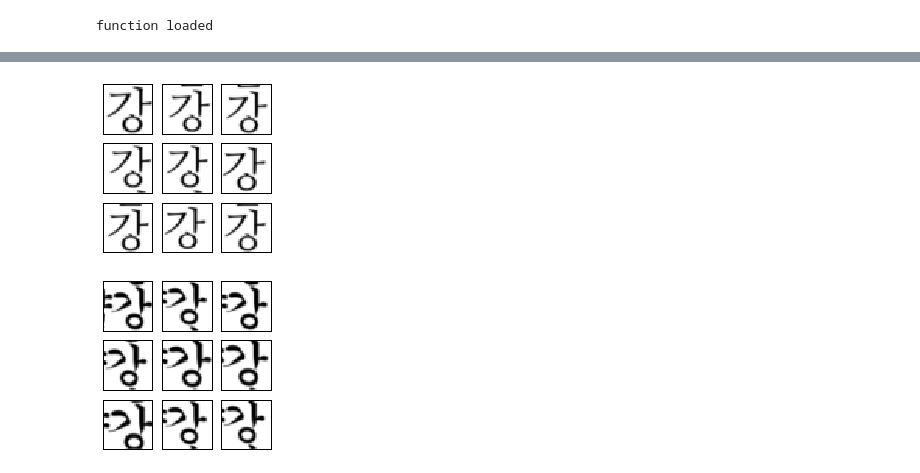
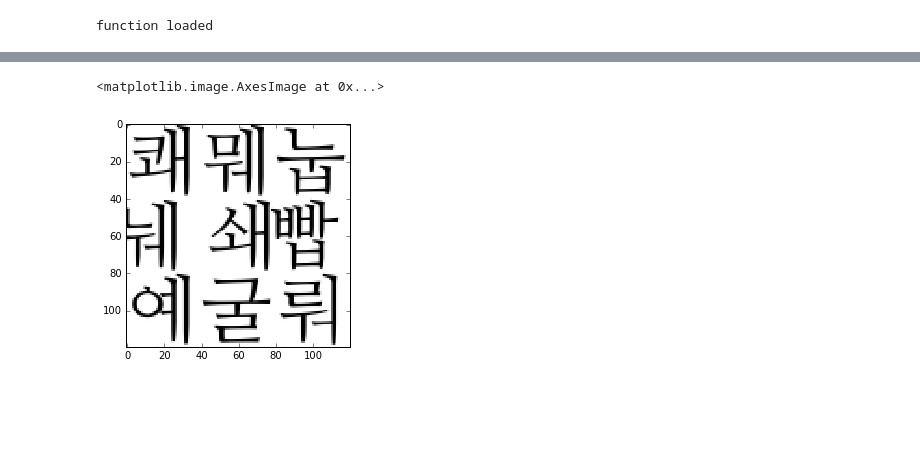
Before and after one commit to yeonwooKim/KoreanOCR, a Jupyter notebook: ch_recog_data.ipynb, the cells around one changed output, grey strips where cells are left out. Cells and saved outputs as stored; diff of their text form; code cells hidden in the pictures; blank space fills up the shorter version.

```diff
--- a/ch_recog_data.ipynb
+++ b/ch_recog_data.ipynb
@@ -23,6 +36,11 @@ WIDTH, HEIGHT = 120, 120
 surface = cairo.ImageSurface (cairo.FORMAT_RGB24, WIDTH, HEIGHT)
 ctx = cairo.Context (surface)
 ctx.set_font_size(40)
+
+def get_text_width(text):
+    extent = ctx.text_extents(text)
+    xbearing, ybearing, width, height, xadvance, yadvance = extent
+    return width
 
 # Generate 3 X 3 matrix
 def generate_mat(target, font, weight="NORMAL"):
@@ -45,18 +63,26 @@ def generate_mat(target, font, weight="NORMAL"):
     ctx.show_text(get_random_ch())
     ctx.move_to(80, 34)
     ctx.show_text(get_random_ch())
+
+    offset = (38 - get_text_width(target))/2
+
+    if offset > 12:
+        offset = 12
+
     if left_blank:
-        ctx.move_to(-5, 74)
+        ctx.move_to(-10 + offset, 74)
     else:
-        ctx.move_to(5, 74)
+        ctx.move_to(2 + offset, 74)
     ctx.show_text(get_random_ch())
-    ctx.move_to(40, 74)
+    ctx.move_to(40 + offset, 74)
     ctx.show_text(target)
     if right_blank:
-        ctx.move_to(85, 74)
+        ctx.move_to(90 - offset, 74)
     else:
-        ctx.move_to(75, 74)
+        ctx.move_to(78 - offset, 74)
     ctx.show_text(get_random_ch())
+
+
     ctx.move_to(0, 114)
     ctx.show_text(get_random_ch())
     ctx.move_to(40, 114)
@@ -73,7 +99,7 @@ def generate_mat(target, font, weight="NORMAL"):
 def slice_img(mat):
     x_offset = random.randrange(-3, 3)
     y_offset = random.randrange(-3, 3)
-    scale_factor = random.randrange(40, 46)
+    scale_factor = random.randrange(42, 48)
     x_start = round(60 - scale_factor / 2) + x_offset
     x_end = round(60 + scale_factor / 2) + x_offset
     y_start = round(60 - scale_factor / 2) + y_offset
@@ -84,7 +110,7 @@ def slice_img(mat):
 # Helper function to draw 3 X 3 plots
 def draw_subplot(array, w, h):
     plt.figure(num=None, figsize=(3, 3), facecolor='w', edgecolor='k')
-    for i in range(w*h):
+    for i in range(len(array)):
         plt.subplot(w,h,i+1)
         plt.xticks(())
         plt.yticks(())
@@ -119,9 +122,8 @@ plt.imshow(mat4, interpolation='none')
-# %%
-sliced = [slice_img(mat1) for i in range(9)]
-draw_subplot(sliced, 3, 3)
-
-sliced = [slice_img(mat3) for i in range(9)]
-draw_subplot(sliced, 3, 3)
-# %% [output]
-[figure, removed]
-[figure, removed]
+# %%
+mat1 = generate_mat(get_random_ch(),"NanumMyeongjo", "NORMAL")
+
+plt.figure()
+plt.imshow(mat1, interpolation='none')
+# %% [output]
+<matplotlib.image.AxesImage at 0x...>
+[figure, added]
```
Also changed, not shown: parts of 5 cells of this notebook.
